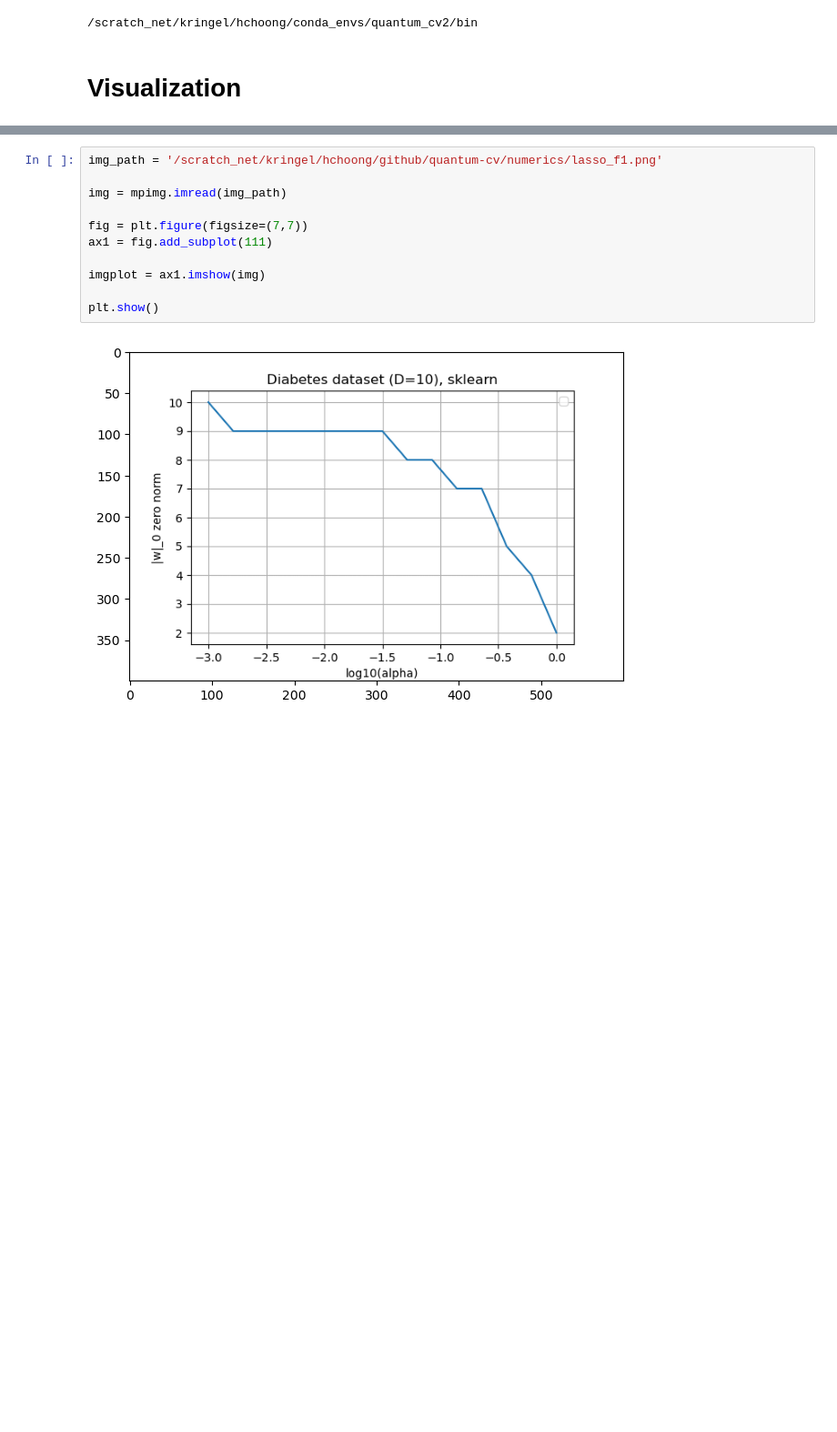
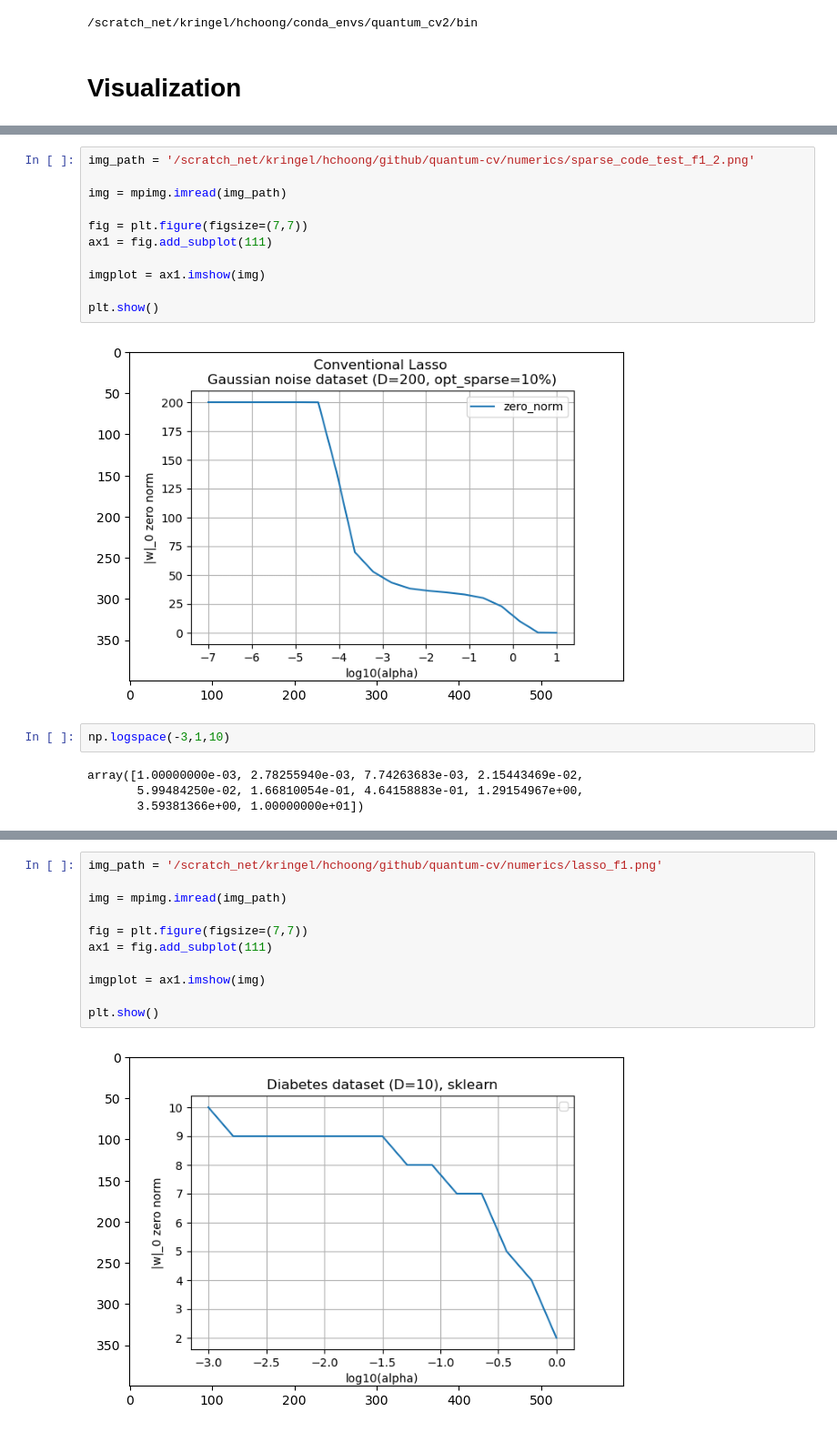
Before and after one commit to hanyao8/quantum-cv, a Jupyter notebook: ScSR/run_debug.ipynb, the cells around one changed output, grey strips where cells are left out. Shown at 91% size. Cells and saved outputs as stored; diff of their text form; blank space fills up the shorter version.

```diff
--- a/ScSR/run_debug.ipynb
+++ b/ScSR/run_debug.ipynb
@@ -38,0 +52,19 @@ print(os.path.dirname(sys.executable))
+# %%
+img_path = '/scratch_net/kringel/hchoong/github/quantum-cv/numerics/sparse_code_test_f1_2.png'
+
+img = mpimg.imread(img_path)
+
+fig = plt.figure(figsize=(7,7))
+ax1 = fig.add_subplot(111)
+
+imgplot = ax1.imshow(img)
+
+plt.show()
+# %% [output]
+[figure, added]
+# %%
+np.logspace(-3,1,10)
+# %% [output]
+array([1.00000000e-03, 2.78255940e-03, 7.74263683e-03, 2.15443469e-02,
+       5.99484250e-02, 1.66810054e-01, 4.64158883e-01, 1.29154967e+00,
+       3.59381366e+00, 1.00000000e+01])
```
Also changed, not shown: parts of 3 cells of this notebook, 3 other files.
